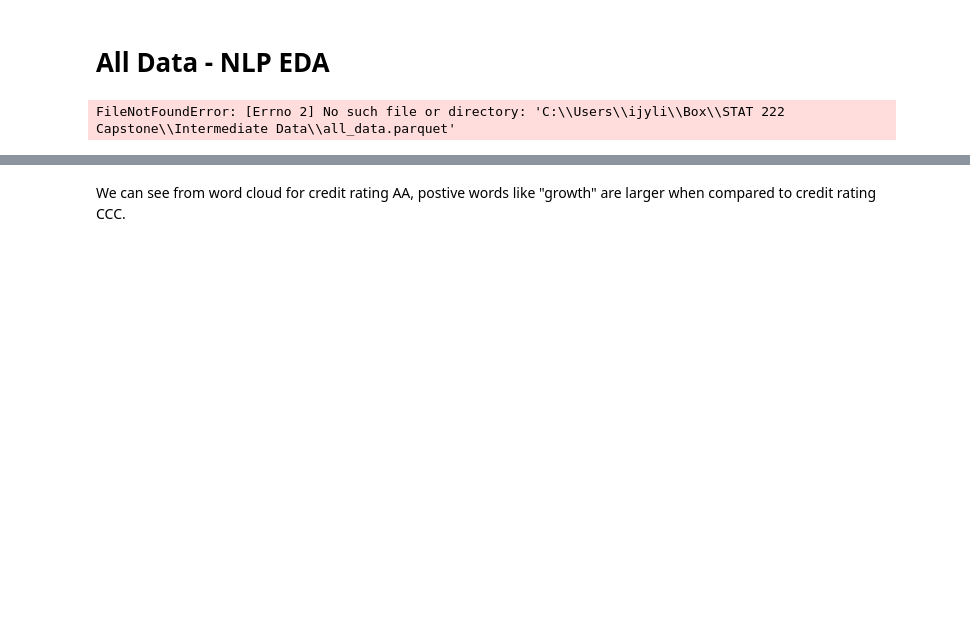
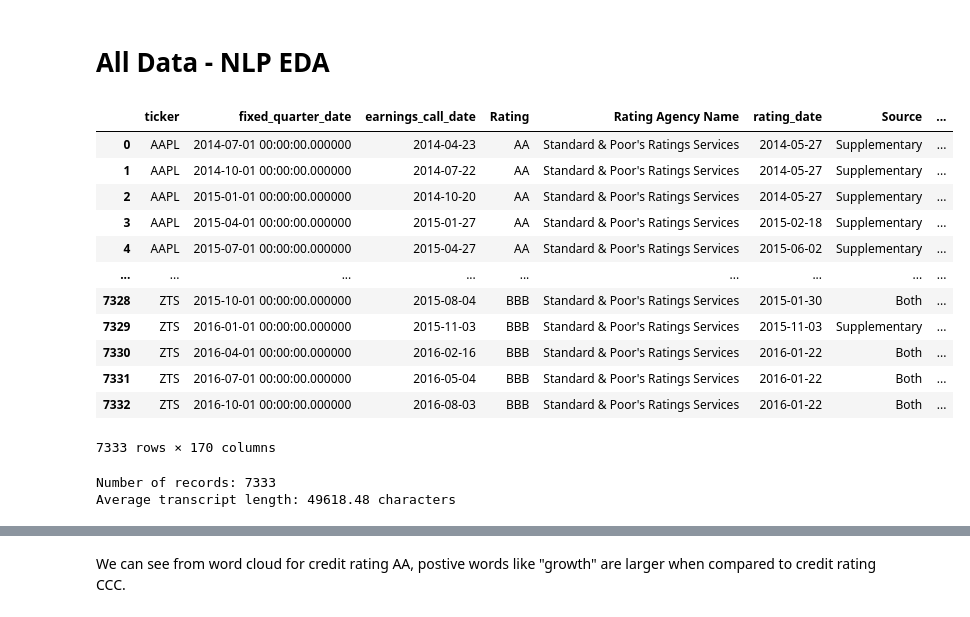
Before and after one commit to current12/Stat-222-Project, a Jupyter notebook: Code/Exploratory Data Analysis/All Data/All Data - NLP EDA.ipynb, the cells around one changed output, grey strips where cells are left out. Saved outputs shown, nothing was run; the diff lists cells and outputs as text; code cells hidden in the pictures; blank space fills up the shorter version.

```diff
--- a/Code/Exploratory Data Analysis/All Data/All Data - NLP EDA.ipynb
+++ b/Code/Exploratory Data Analysis/All Data/All Data - NLP EDA.ipynb
@@ -6,7 +6,7 @@
 # Full data comprises 4532 earnings calls (transcripts included)
 sample = False
 # Modify this path as needed to run on your machine
-sample_path = r'~\Box\STAT 222 Capstone\Intermediate Data\all_data_sample.csv'
+sample_path = r'~\Box\STAT 222 Capstone\Intermediate Data\All_Data\all_data_fixed_quarter_dates_sample.csv'
 # %%
 # Packages
 import pandas as pd
@@ -19,14 +19,25 @@ from sklearn.feature_extraction.text import CountVectorizer
 import seaborn as sns
 # %%
 # Load in sample csv, or full parquet file
-# Use inputted sample path, or ~\Box\STAT 222 Capstone\Intermediate Data\all_data.parquet
 if sample:
     df = pd.read_csv(sample_path)
 else:
-    df = pd.read_parquet(r'~\Box\STAT 222 Capstone\Intermediate Data\all_data.parquet')
+    df = pd.read_parquet(r'~\Box\STAT 222 Capstone\Intermediate Data\All_Data\all_data_fixed_quarter_dates.parquet')
 df
 # %% [output]
+|  | ticker | fixed_quarter_date | earnings_call_date | Rating | Rating Agency Name | rating_date | Source | ... |
+| 0 | AAPL | 2014-07-01 00:00:00.000000 | 2014-04-23 | AA | Standard & Poor's Ratings Services | 2014-05-27 | Supplementary | ... |
+| 1 | AAPL | 2014-10-01 00:00:00.000000 | 2014-07-22 | AA | Standard & Poor's Ratings Services | 2014-05-27 | Supplementary | ... |
+| 2 | AAPL | 2015-01-01 00:00:00.000000 | 2014-10-20 | AA | Standard & Poor's Ratings Services | 2014-05-27 | Supplementary | ... |
+| 3 | AAPL | 2015-04-01 00:00:00.000000 | 2015-01-27 | AA | Standard & Poor's Ratings Services | 2015-02-18 | Supplementary | ... |
+| 4 | AAPL | 2015-07-01 00:00:00.000000 | 2015-04-27 | AA | Standard & Poor's Ratings Services | 2015-06-02 | Supplementary | ... |
+| ... | ... | ... | ... | ... | ... | ... | ... | ... |
+| 7328 | ZTS | 2015-10-01 00:00:00.000000 | 2015-08-04 | BBB | Standard & Poor's Ratings Services | 2015-01-30 | Both | ... |
+| 7329 | ZTS | 2016-01-01 00:00:00.000000 | 2015-11-03 | BBB | Standard & Poor's Ratings Services | 2015-11-03 | Supplementary | ... |
+| 7330 | ZTS | 2016-04-01 00:00:00.000000 | 2016-02-16 | BBB | Standard & Poor's Ratings Services | 2016-01-22 | Both | ... |
+| 7331 | ZTS | 2016-07-01 00:00:00.000000 | 2016-05-04 | BBB | Standard & Poor's Ratings Services | 2016-01-22 | Both | ... |
+| 7332 | ZTS | 2016-10-01 00:00:00.000000 | 2016-08-03 | BBB | Standard & Poor's Ratings Services | 2016-01-22 | Both | ... |
-FileNotFoundError: [Errno 2] No such file or directory: 'C:\\Users\\ijyli\\Box\\STAT 222 Capstone\\Intermediate Data\\all_data.parquet'
+7333 rows × 170 columns
 # %%
 # Basic Statistics
 num_records = len(df)
@@ -34,6 +45,9 @@ avg_length = df['transcript'].str.len().mean()
 
 print(f"Number of records: {num_records}")
 print(f"Average transcript length: {avg_length:.2f} characters")
+# %% [output]
+Number of records: 7333
+Average transcript length: 49618.48 characters
 # %%
 # Tokenize the text
 nltk.download('punkt')  # Download NLTK tokenizer data
```
Also changed, not shown: parts of 5 cells of this notebook, 6 other files.
